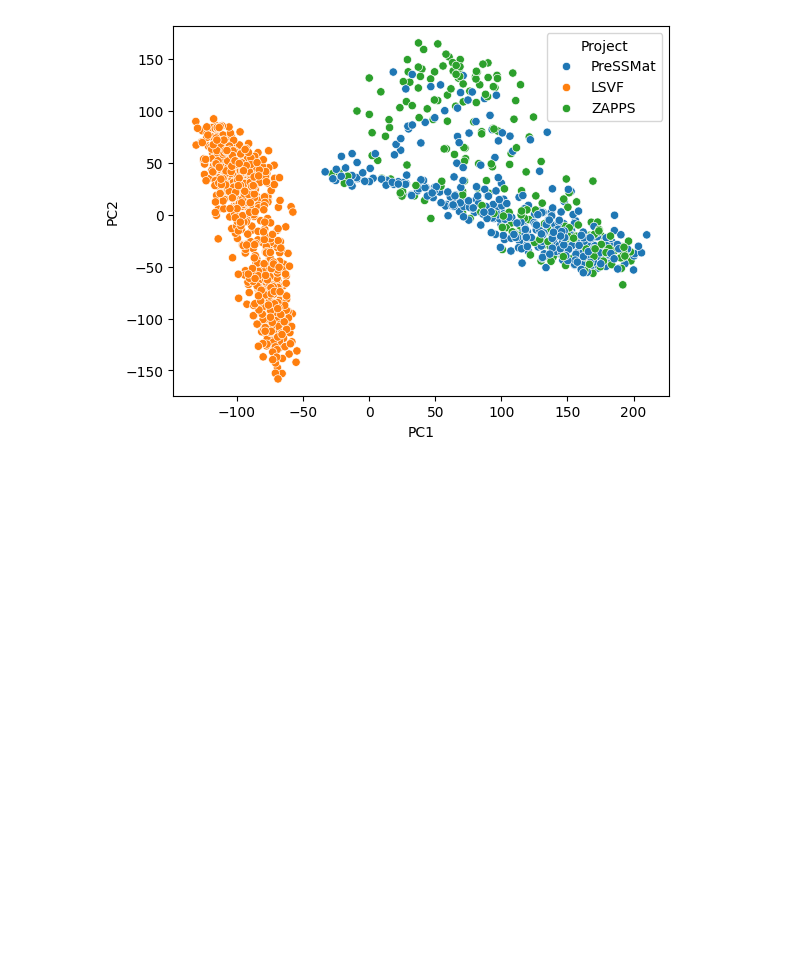
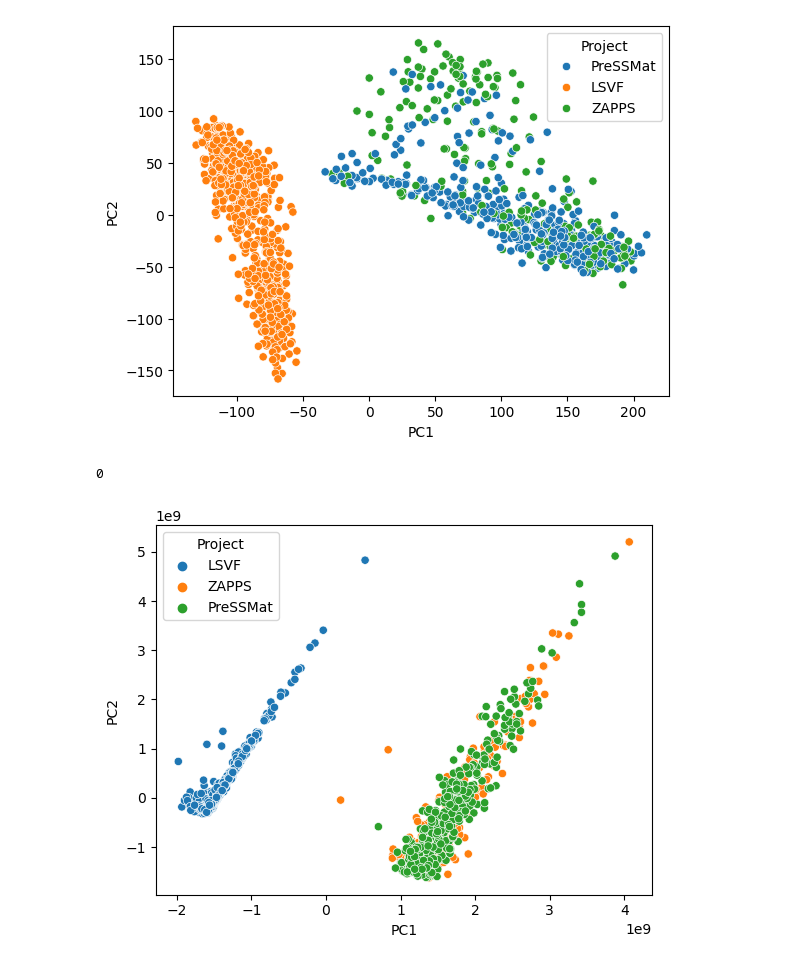
Before and after one commit to AmauryMaros/MgCSTs2, a Jupyter notebook: Python_notebooks/pca_model.ipynb, the cells around one changed output. Saved outputs shown, nothing was run; the diff lists cells and outputs as text; code cells hidden in the pictures; blank space fills up the shorter version.

```diff
--- a/Python_notebooks/pca_model.ipynb
+++ b/Python_notebooks/pca_model.ipynb
@@ -127,3 +127,51 @@ fig.show()
 # %%
 fig = px.scatter(df, x='PC1', y='PC2', color='Project')
 fig.show()
+# %%
+import pandas as pd
+from sklearn.decomposition import PCA
+import seaborn as sns
+from sklearn.impute import KNNImputer
+
+lsvf = pd.read_csv("../Data/lsvf_clean.csv")
+zapps_pressmat = pd.read_csv("../Data/zapps_pressmat_clean.csv")
+projets = pd.read_csv("../Data/VIRGO2_projects.csv")
+
+common_cols = []
+for i in zapps_pressmat.columns:
+    if i in lsvf.columns :
+        common_cols.append(i)
+
+df = pd.merge(lsvf, zapps_pressmat, on=common_cols, how='outer')
+df = pd.merge(df, projets, on='sampleID', how='left')
+
+# Remove columns with 100% NaN if any
+cols_to_remove = []
+for i in df.columns:
+    if df[i].isna().sum() == df.shape[0] :
+        cols_to_remove.append(i)
+
+print(len(cols_to_remove))
+
+df = df.drop(cols_to_remove, axis =1)
+df_info = df[['sampleID', 'mgCST','Project']]
+df = df.drop(['sampleID', 'mgCST','Project'], axis =1)
+# df = df.fillna(df.mean())
+
+# Initialize KNNImputer
+imputer = KNNImputer(n_neighbors=7)
+imputed_data = imputer.fit_transform(df)
+imputed_data = pd.DataFrame(data=imputed_data, columns=df.columns)
+# df = pd.concat([df_info, df], axis =1)
+df = pd.concat([df_info, imputed_data], axis =1)
+
+pca = PCA(n_components=3)
+principal_components = pca.fit_transform(df.iloc[:,3:])
+
+data_pca = pd.DataFrame(data=principal_components, columns = ['PC1','PC2','PC3'])
+data_pca['Project'] = df['Project']
+
+sns.scatterplot(data=data_pca, x='PC1', y='PC2', hue='Project');
+# %% [output]
+0
+[figure, added]
```
Also changed, not shown: 15 other files.
